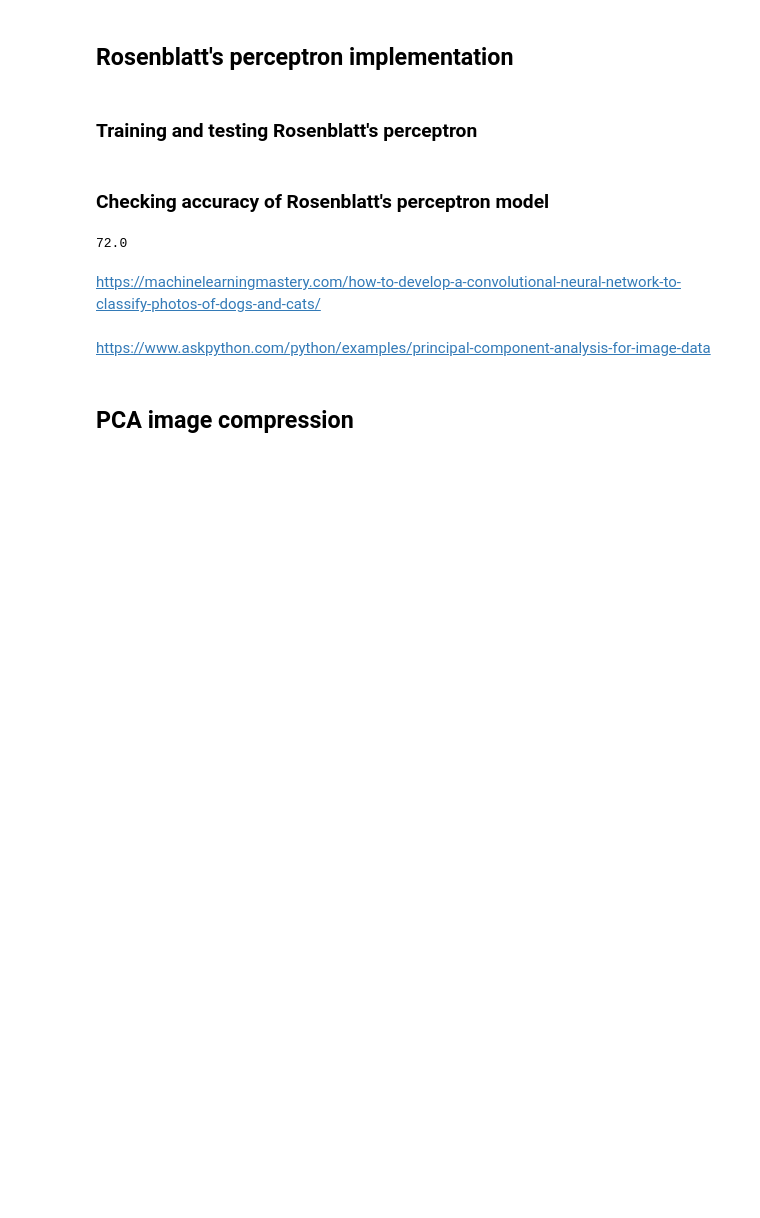
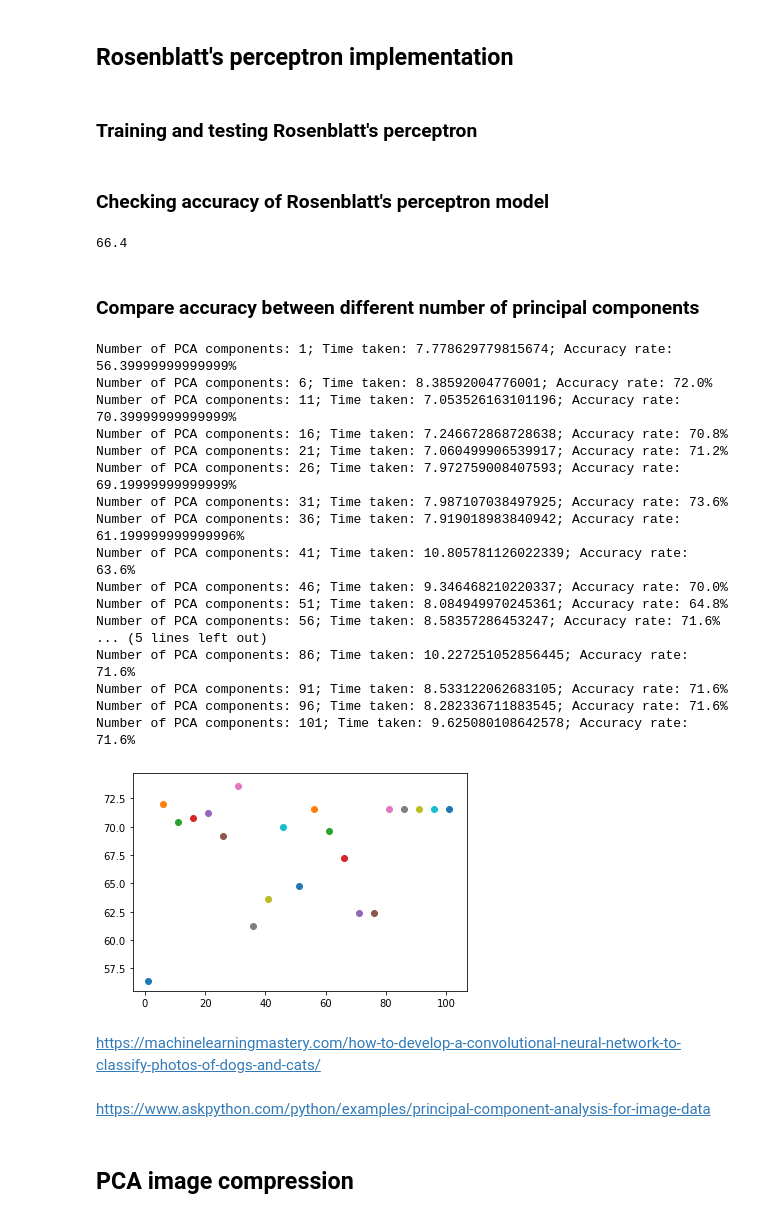
Before and after one commit to andyrobert3/Gender-Classification, a Jupyter notebook: Gender Classification.ipynb, the cells around one changed output. Cells and saved outputs as stored; diff of their text form; code cells hidden in the pictures; blank space fills up the shorter version.

Commit message:
Determined best number of principal components

```diff
--- a/Gender Classification.ipynb
+++ b/Gender Classification.ipynb
@@ -51,7 +57,7 @@ def extract_gender_classifier(file_name):
         return int(gender_classifier_str[0])
 
 train_images_label = [extract_gender_classifier(file) for file in glob.glob("{0}/*.att".format(train_images_path))]
-test_images_label = [extract_gender_classifier(file) for file in glob.glob("{0}/*.att".format(test_images_path))]
+test_images_label = np.array([extract_gender_classifier(file) for file in glob.glob("{0}/*.att".format(test_images_path))])
 # %% [markdown]
 ## Rosenblatt's perceptron implementation
 # %%
@@ -117,16 +123,57 @@ test_images_output = model.predict(test_images)
 # %% [markdown]
 ### Checking accuracy of Rosenblatt's perceptron model
 # %%
-test_images_label = np.array(test_images_label)
-
 # Rosenblatt's perceptron accuracy rate
 num_correct = np.where(test_images_output == test_images_label)[0].shape[0]
 
 accuracy = num_correct / test_images_label.shape[0]
 
-print(accuracy * 100)
+print("Accuracy: {0}%".format(accuracy * 100))
 # %% [output]
-72.0
+66.4
+# %% [markdown]
+### Compare accuracy between different number of principal components
+# %%
+# train_images_label = [extract_gender_classifier(file) for file in glob.glob("{0}/*.att".format(train_images_path))]
+# test_images_label = np.array([extract_gender_classifier(file) for file in glob.glob("{0}/*.att".format(test_images_path))])
+
+for num_principal_components in range(1, 102, 5):
+    start_time = time.time()
+    train_images, test_images = extract_train_test_images(True, num_principal_components)
+
+    model = Rosenblatt()
+    model.fit(train_images, train_images_label)
+    test_images_output = model.predict(test_images)
+
+    # Rosenblatt's perceptron accuracy rate
+    num_correct = np.where(test_images_output == test_images_label)[0].shape[0]
+
+    accuracy = num_correct / test_images_label.shape[0] * 100
+
+    elapsed_time = time.time() - start_time
+    plt.scatter(num_principal_components, accuracy)
+    print("Number of PCA components: {0}; Time taken: {1}; Accuracy rate: {2}%".format(num_principal_components, elapsed_time, accuracy))
+
+plt.show()
+# %% [output]
+Number of PCA components: 1; Time taken: 7.778629779815674; Accuracy rate: 56.39999999999999%
+Number of PCA components: 6; Time taken: 8.38592004776001; Accuracy rate: 72.0%
+Number of PCA components: 11; Time taken: 7.053526163101196; Accuracy rate: 70.39999999999999%
+Number of PCA components: 16; Time taken: 7.246672868728638; Accuracy rate: 70.8%
+Number of PCA components: 21; Time taken: 7.060499906539917; Accuracy rate: 71.2%
+Number of PCA components: 26; Time taken: 7.972759008407593; Accuracy rate: 69.19999999999999%
+Number of PCA components: 31; Time taken: 7.987107038497925; Accuracy rate: 73.6%
+Number of PCA components: 36; Time taken: 7.919018983840942; Accuracy rate: 61.199999999999996%
+Number of PCA components: 41; Time taken: 10.805781126022339; Accuracy rate: 63.6%
+Number of PCA components: 46; Time taken: 9.346468210220337; Accuracy rate: 70.0%
+Number of PCA components: 51; Time taken: 8.084949970245361; Accuracy rate: 64.8%
+Number of PCA components: 56; Time taken: 8.58357286453247; Accuracy rate: 71.6%
+... (5 lines left out)
+Number of PCA components: 86; Time taken: 10.227251052856445; Accuracy rate: 71.6%
+Number of PCA components: 91; Time taken: 8.533122062683105; Accuracy rate: 71.6%
+Number of PCA components: 96; Time taken: 8.282336711883545; Accuracy rate: 71.6%
+Number of PCA components: 101; Time taken: 9.625080108642578; Accuracy rate: 71.6%
+[figure, added]
 # %% [markdown]
 https://machinelearningmastery.com/how-to-develop-a-convolutional-neural-network-to-classify-photos-of-dogs-and-cats/
 # %% [markdown]
```
Also changed, not shown: parts of 2 cells of this notebook.
